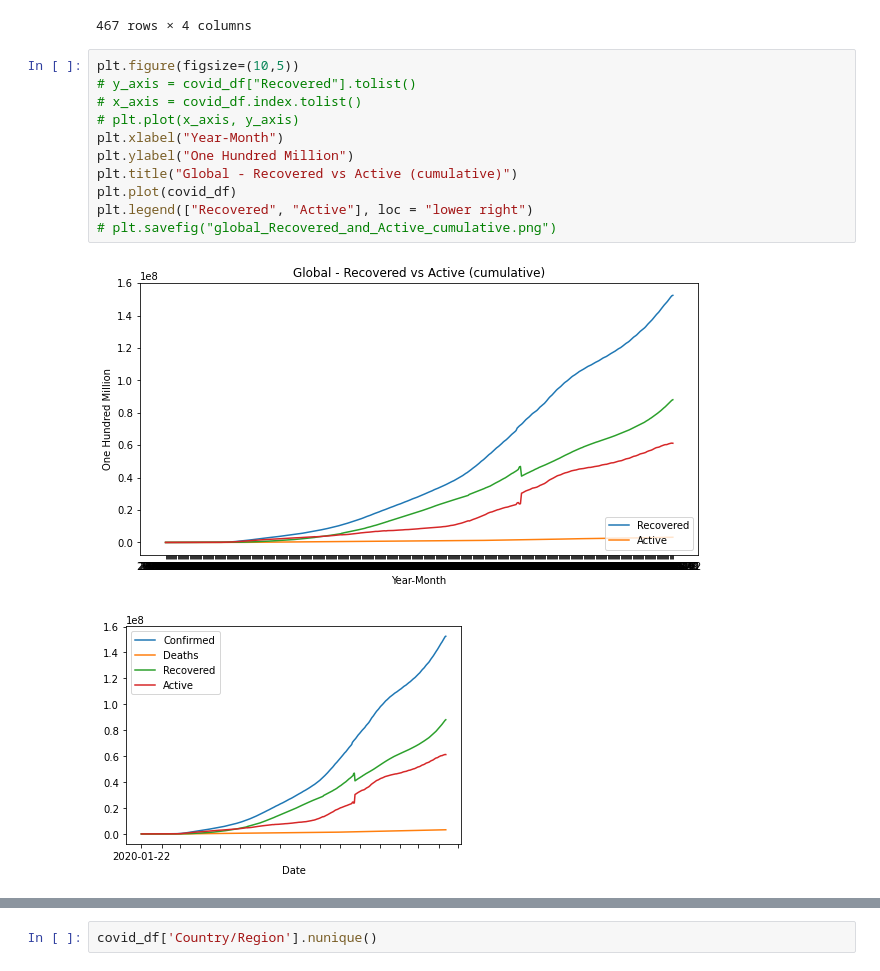
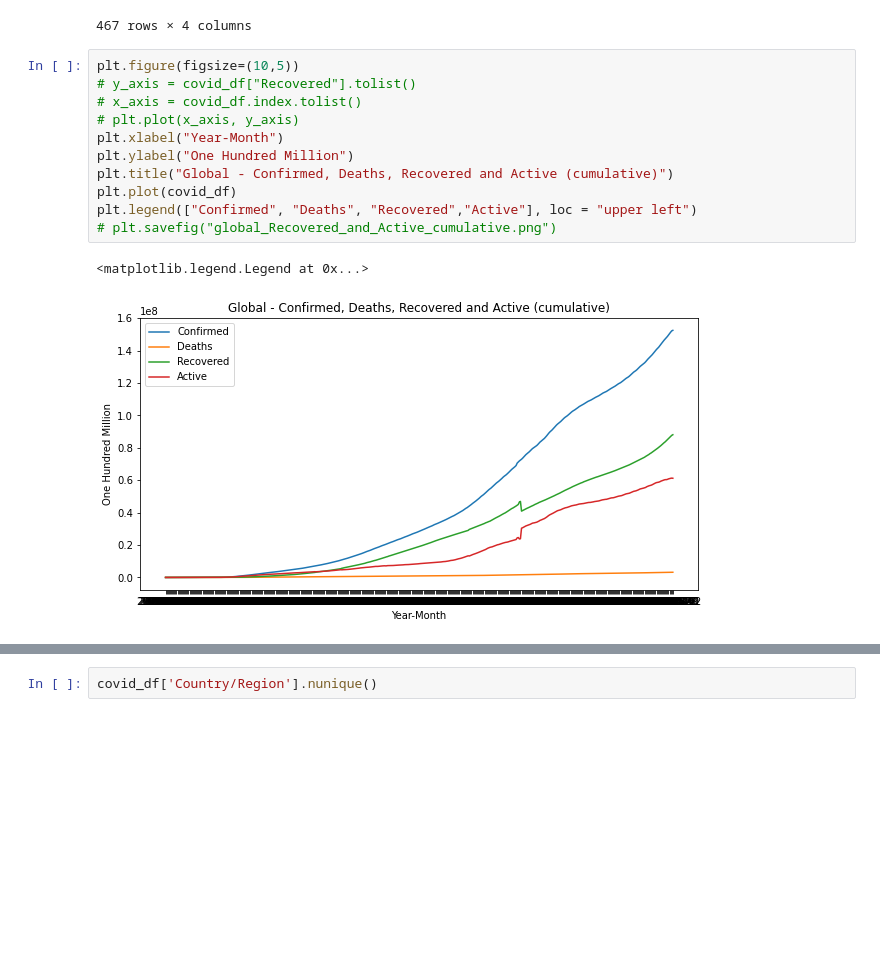
Before and after one commit to makbarish/Grp5_Project1_Covid19, a Jupyter notebook: Morteza/COVID.ipynb, the cells around one changed output, grey strips where cells are left out. Drawn from its saved outputs; the diff is of its cells as text; blank space fills up the shorter version.

Commit message:
Creating & Saving plots...

```diff
--- a/Morteza/COVID.ipynb
+++ b/Morteza/COVID.ipynb
@@ -117,17 +117,17 @@ covid_df
 # %%
 plt.figure(figsize=(10,5))
 # y_axis = covid_df["Recovered"].tolist()
 # x_axis = covid_df.index.tolist()
 # plt.plot(x_axis, y_axis)
 plt.xlabel("Year-Month")
 plt.ylabel("One Hundred Million")
-plt.title("Global - Recovered vs Active (cumulative)")
+plt.title("Global - Confirmed, Deaths, Recovered and Active (cumulative)")
 plt.plot(covid_df)
-plt.legend(["Recovered", "Active"], loc = "lower right")
+plt.legend(["Confirmed", "Deaths", "Recovered","Active"], loc = "upper left")
 # plt.savefig("global_Recovered_and_Active_cumulative.png")
 # %% [output]
+<matplotlib.legend.Legend at 0x...>
-[figure, old version]
+[figure, new version]
-[figure, removed]
 # %%
 ax = covid_df.plot(x_compat=True)
 ax.xaxis.set_major_locator(mdates.MonthLocator())
```
Also changed, not shown: parts of 4 cells of this notebook, 9 other files.
